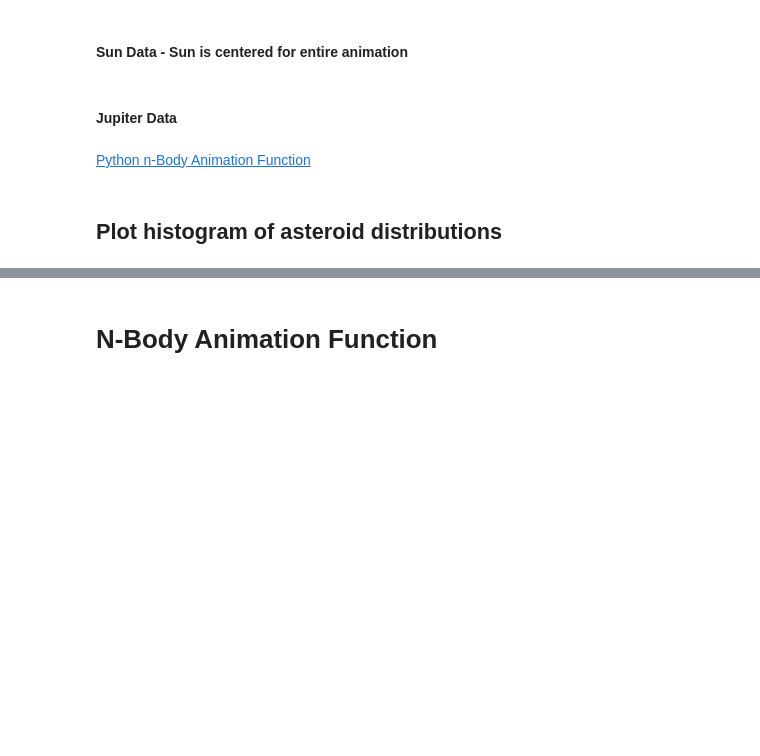
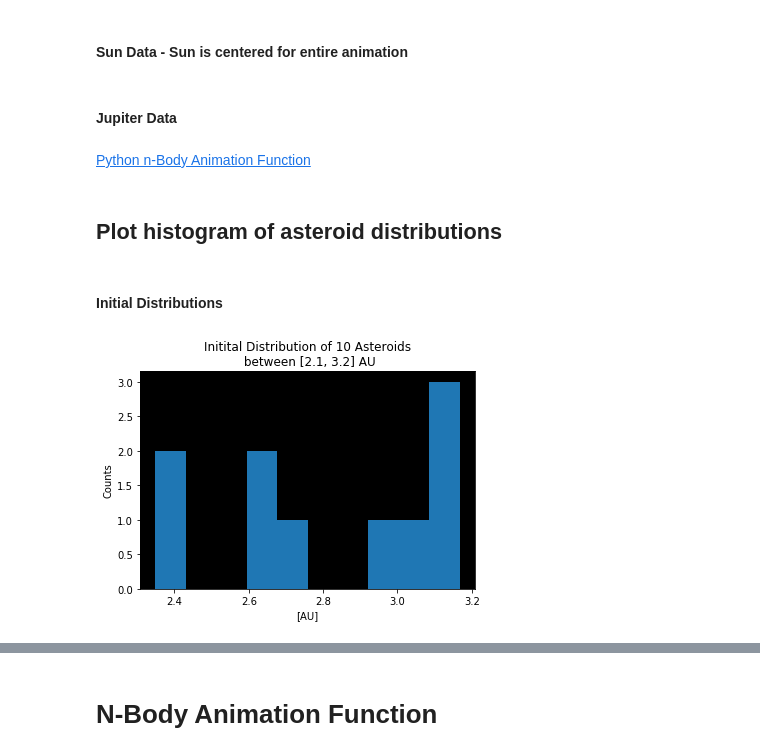
Before and after one commit to kseuro/computational_physics, a Jupyter notebook: n_body_sim/restricted_n_body_sim.ipynb, the cells around one changed output, grey strips where cells are left out. Drawn from its saved outputs; the diff is of its cells as text; code cells hidden in the pictures; blank space fills up the shorter version.

```diff
--- a/n_body_sim/restricted_n_body_sim.ipynb
+++ b/n_body_sim/restricted_n_body_sim.ipynb
@@ -218,7 +220,7 @@ def random_float(low, high):
 # %% [markdown]
 ### Asteroid Generating Function
 # %%
-def make_asteroids(N, G, M_S, M_Ast, AU):
+def make_asteroids(N, G, M_S, M_Ast, AUs):
     '''
         - This function generates randomized arrays corresponding to asteroid masses, their position components
           in cartesian coordinates [AU], and velocity components [AU/Yr]
@@ -228,7 +230,7 @@ def make_asteroids(N, G, M_S, M_Ast, AU):
             - M_S (float): mass of the sun used to generate random asteroid velocities
             - M_Ast (tuple): 2-tuple of floats representing the low and high end of the masses
                              of asteroids in the asteroid belt
-            - AU (float): astronomical unit used to compute starting positions
+            - AUs (tuple): 2-tuple of astronomical unit used to compute starting positions
         Returns:
             - state_vector (dict) containing:
                 - a_masses (Numpy Array): array of N masses, each randomly distributed between 10^10 and 10^20 kg
@@ -248,10 +250,8 @@ def make_asteroids(N, G, M_S, M_Ast, AU):
         # Randomly assign an asteroid mass in the given range using a uniform distribution
         a_masses[i] = random_float(low = M_Ast[0], high = M_Ast[1])
 
-        # Randomly assign a starting position in AU from the Sun using a uniform
-        # distribution between 2 and 3.5 AU
-#         r = random_float(low = 2.0*AU, high = 3.5*AU)
-        r = random_float(low = 2.0, high = 3.5)
+        # Randomly assign a starting position in AU from the Sun using a uniform distribution
+        r = random_float(low = AUs[0], high = AUs[1])
 
         # Generate a random starting angle between 0 and 2pi
         theta = 2*np.pi*random_float(low = 0.0, high = 1.0)
@@ -277,5 +277,5 @@ def make_asteroids(N, G, M_S, M_Ast, AU):
 # %% [markdown]
 ### Generate a collection of N asteroids
 # %%
-asteroids = make_asteroids(N, G, M_S, M_Ast, AU)
+asteroids = make_asteroids(N, G, M_S, M_Ast, AUs)
 # %% [output]
@@ -287,7 +287,7 @@ options = {'rtol':1e-8, 'atol':1e-12, 'max_step': np.inf}
 # %% [markdown]
 #### Prepare lists for storing results
 # %%
-r_init = []; r_final = []; x_coords = []; y_coords = []; x_jup = []; y_jup = []
+r_init = []; r_final = []; x_coords = []; y_coords = []; #x_jup = []; y_jup = []
 # %% [markdown]
 ## Run the numerical integration using Runge-Kutta Method
 [SciPy Solve_IVP Documentation](https://docs.scipy.org/doc/scipy/reference/generated/scipy.integrate.solve_ivp.html)
@@ -304,9 +299,10 @@ for j in range(0, int_steps):
     print(f"Integration round: {j}")
     for i in range(0, N):
         # Periodically update progress to terminal
-        if i % 10 == 0:
+        if N >= 1000 and i % 1000 == 0:
             print(f"Asteroid: {i}")
-
+        elif N <= 500 and i % 100 == 0:
+            print(f"Asteroid: {i}")
         # Calculate the asteroid's initial distance from the Sun
         r_init.append(np.sqrt(asteroids['ax'][i]**2 + asteroids['ay'][i]**2 ))
 
@@ -333,8 +329,8 @@ for j in range(0, int_steps):
         y_coords.append(solution['y'][-1])
 
     # Get the x- and y-coordinates for Jupiter
-    x_jup.append(solution['y'][-6])
-    y_jup.append(solution['y'][-5])
+#     x_jup.append(solution['y'][6])
+#     y_jup.append(solution['y'][7])
 # %% [output]
 Integration round: 0
 Asteroid: 0
@@ -419,0 +400,14 @@ del y_jup
+# %% [markdown]
+#### Initial Distributions
+# %%
+plt.rcParams['axes.facecolor']='#000000'
+fig, ax = plt.subplots()
+plt.title(f"Initital Distribution of {N} Asteroids\n between [{AUs[0]}, {AUs[1]}] AU")
+ax.hist(r_init)
+ax.set_xlabel('[AU]')
+ax.set_ylabel('Counts')
+plt.show()
+plt.savefig(f"Initital_Distribution.png", dpi = 300)
+plt.close()
+# %% [output]
+[figure, added]
```
Also changed, not shown: parts of 21 cells of this notebook, 2 other files.
